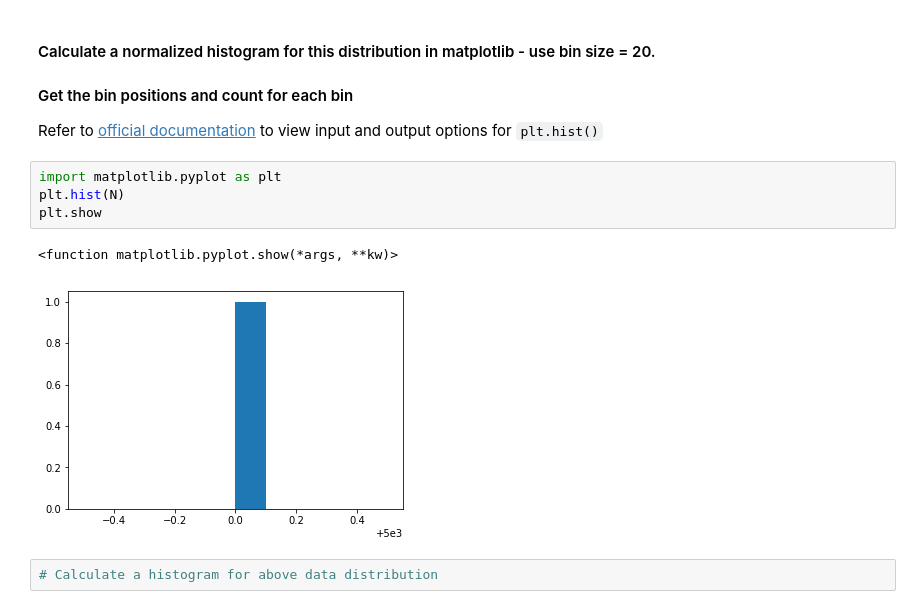
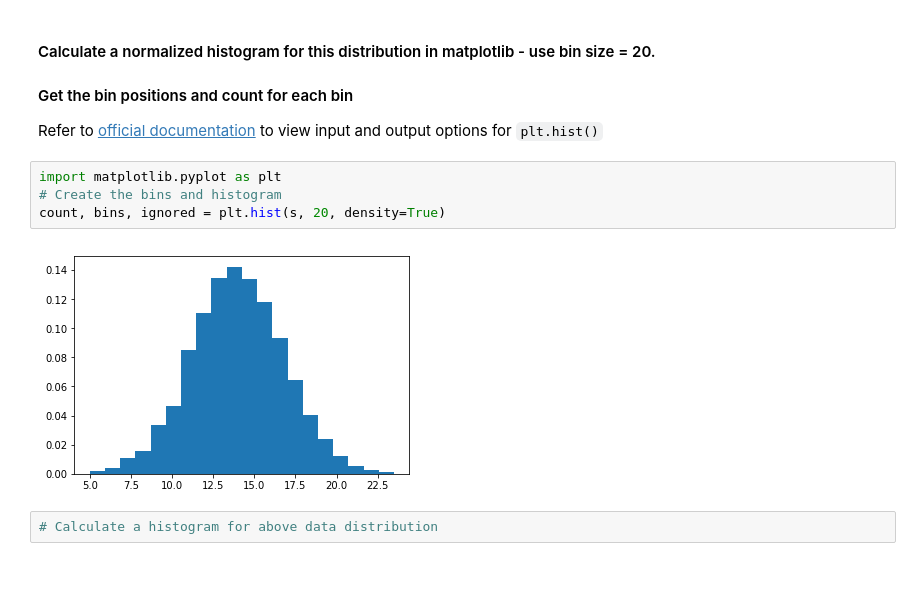
Before and after one commit to AlludedCrabb/dsc-1-09-13-normal-gaussian-distributions-lab-seattle-ds-career-040119, a Jupyter notebook: index.ipynb, the cells around one changed output. Saved outputs shown, nothing was run; the diff lists cells and outputs as text; blank space fills up the shorter version.

```diff
--- a/index.ipynb
+++ b/index.ipynb
@@ -30,11 +30,10 @@ s = np.random.normal(mu, sigma, N)
 Refer to [official documentation](https://matplotlib.org/api/_as_gen/matplotlib.pyplot.hist.html) to view input and output options for `plt.hist()`
 # %%
 import matplotlib.pyplot as plt
-plt.hist(N)
-plt.show
+# Create the bins and histogram
+count, bins, ignored = plt.hist(s, 20, density=True)
 # %% [output]
-<function matplotlib.pyplot.show(*args, **kw)>
-[figure, old version]
+[figure, new version]
 # %%
 # Calculate a histogram for above data distribution
 # %% [output]
```
